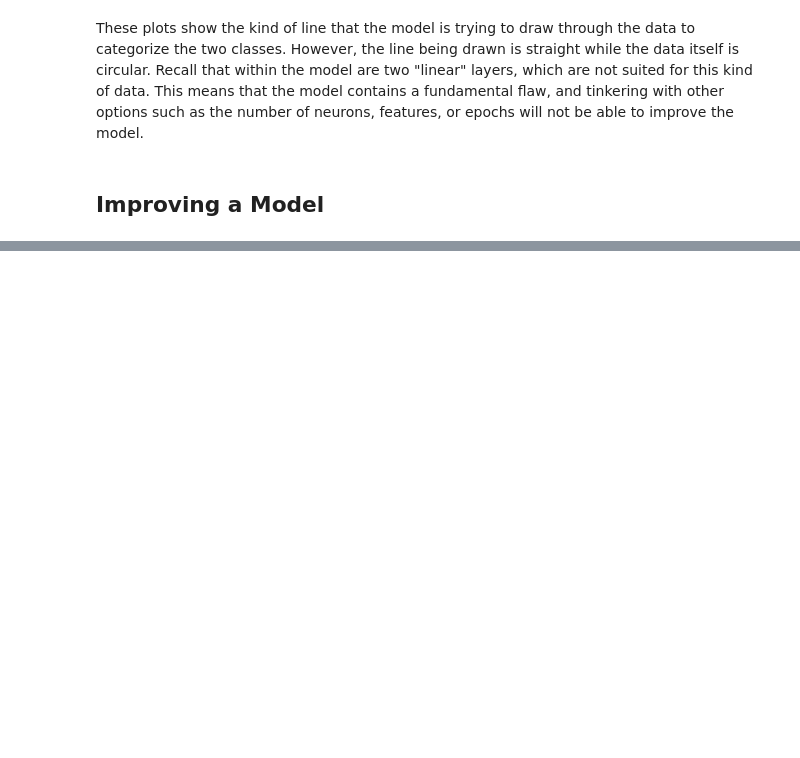
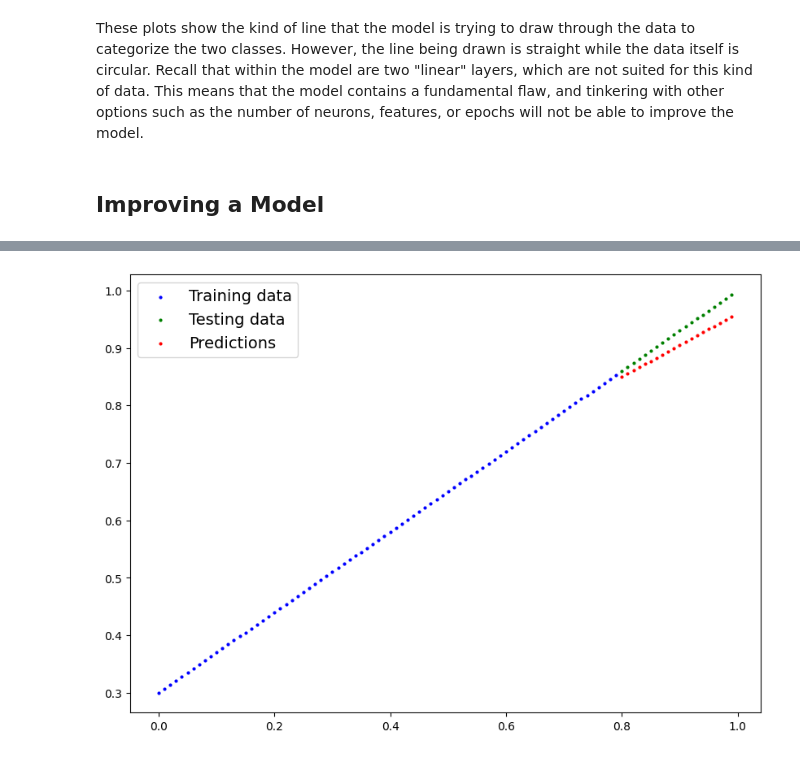
Before and after one commit to RumiaGIT/pytorch-research, a Jupyter notebook: 02_pytorch_classification.ipynb, the cells around one changed output, grey strips where cells are left out. Cells and saved outputs as stored; diff of their text form; code cells hidden in the pictures; blank space fills up the shorter version.

```diff
--- a/02_pytorch_classification.ipynb
+++ b/02_pytorch_classification.ipynb
@@ -349,0 +468,21 @@ These plots show the kind of line that the model is trying to draw through the d
+# %%
+loss_fn = nn.L1Loss()
+optimizer = torch.optim.SGD(params=model_2.parameters(), lr=0.1)
+# %%
+torch.manual_seed(42)
+epochs = 1001
+
+for epoch in range(epochs):
+    model_2.train()
+    y_pred = model_2(Xrg_train)
+    loss = loss_fn(y_pred, yrg_train)
+    optimizer.zero_grad()
+    loss.backward()
+    optimizer.step()
+    model_2.eval()
+    with torch.inference_mode():
+        test_pred = model_2(Xrg_test)
+        test_loss = loss_fn(test_pred, yrg_test)
+        if epoch % 100 == 0:
+            print(f"Epoch: {epoch} | Loss: {loss:.5f} | Test Loss: {test_loss:.5f}")
+            #print(model_0.state_dict())
@@ -349,0 +501,10 @@ These plots show the kind of line that the model is trying to draw through the d
+# %%
+with torch.inference_mode():
+    y_preds = model_2(Xrg_test)
+plot_predictions(train_data=Xrg_train,
+                 train_labels=yrg_train,
+                 test_data=Xrg_test,
+                 test_labels=yrg_test,
+                 predictions=y_preds)
+# %% [output]
+[figure, added]
```
Also changed, not shown: parts of 21 cells of this notebook, 2 other files.
